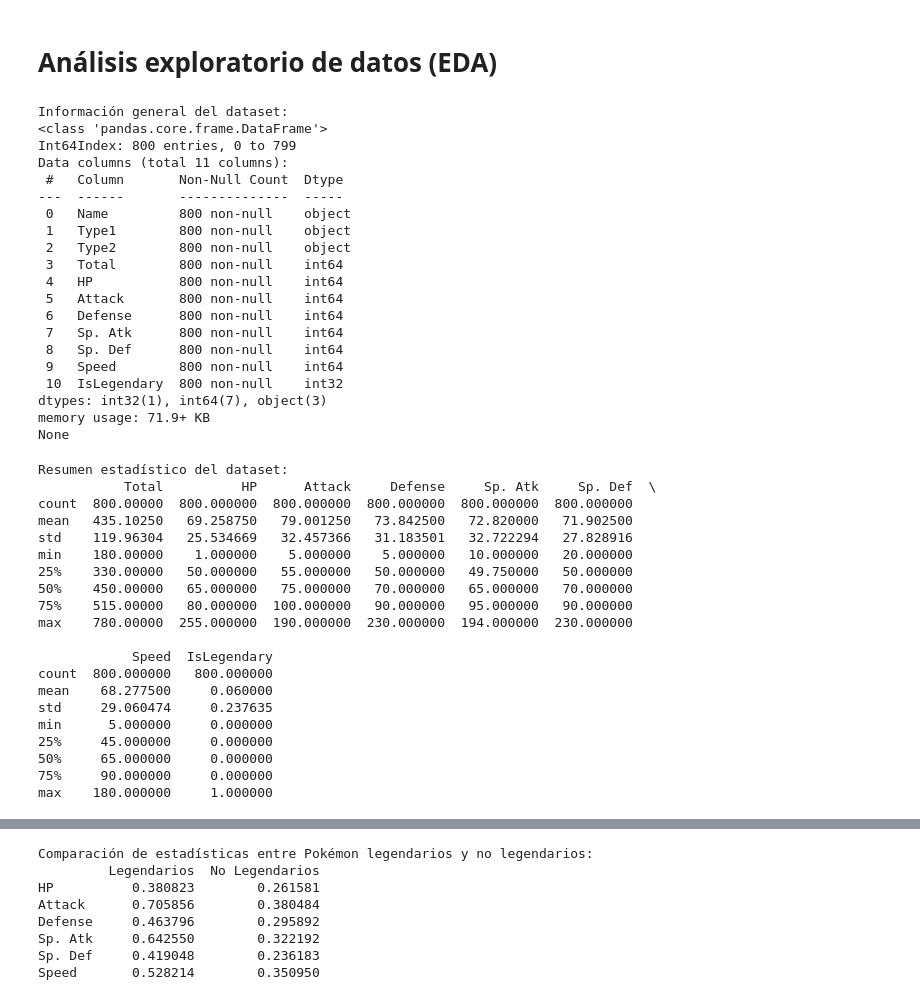
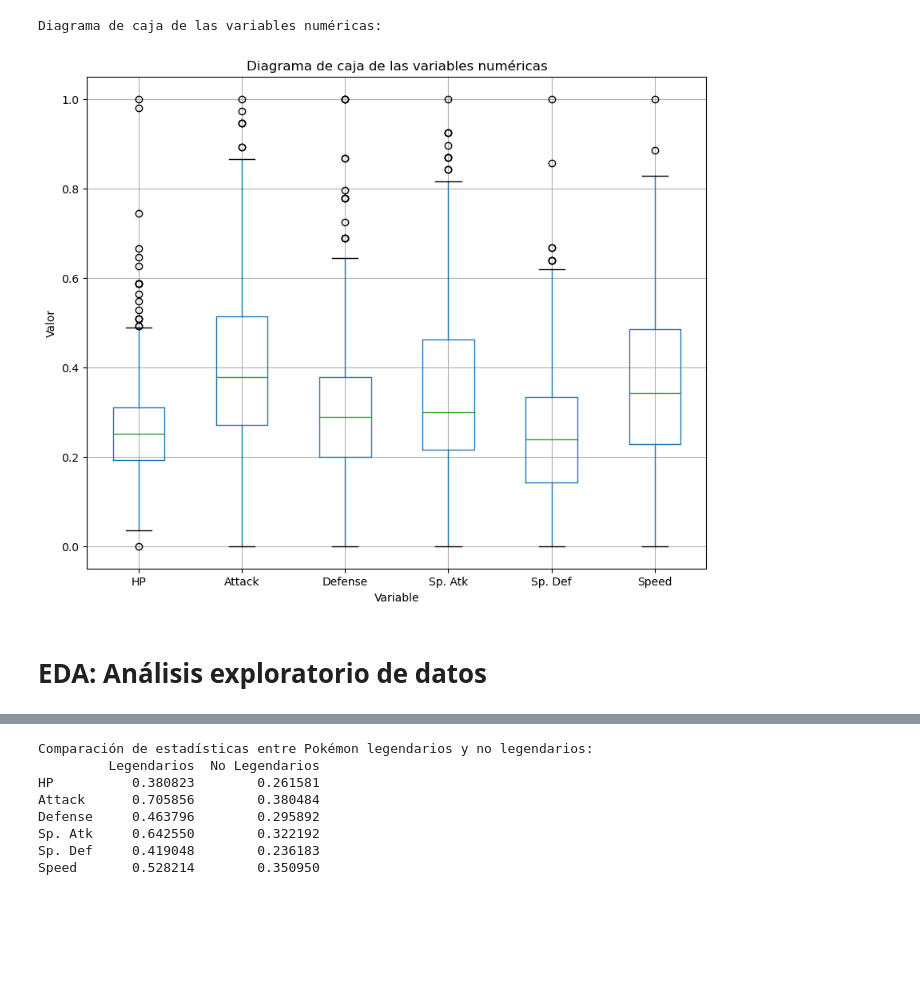
Before and after one commit to MatiasMnz/Data-Wranling-Zigalini-Pokemon, a Jupyter notebook: Data_Wrangling+Zigalini.ipynb, the cells around one changed output, grey strips where cells are left out. Cells and saved outputs as stored; diff of their text form; code cells hidden in the pictures; blank space fills up the shorter version.

```diff
--- a/Data_Wrangling+Zigalini.ipynb
+++ b/Data_Wrangling+Zigalini.ipynb
@@ -23,0 +91,12 @@ df = df[df["Total"] >= 0]
+# %%
+# Detección y manejo de valores atípicos
+print("Diagrama de caja de las variables numéricas:")
+plt.figure(figsize=(10, 8))
+df.boxplot(column=["HP", "Attack", "Defense", "Sp. Atk", "Sp. Def", "Speed"])
+plt.xlabel("Variable")
+plt.ylabel("Valor")
+plt.title("Diagrama de caja de las variables numéricas")
+plt.show()
+# %% [output]
+Diagrama de caja de las variables numéricas:
+[figure, added]
@@ -24,52 +109,2 @@ df = df[df["Total"] >= 0]
 # %% [markdown]
-# Análisis exploratorio de datos (EDA)
+# EDA: Análisis exploratorio de datos
-# %%
-# Información general del dataset
-print("Información general del dataset:")
-print(df.info())
-# %% [output]
-Información general del dataset:
-<class 'pandas.core.frame.DataFrame'>
-Int64Index: 800 entries, 0 to 799
-Data columns (total 11 columns):
- #   Column       Non-Null Count  Dtype
----  ------       --------------  -----
- 0   Name         800 non-null    object
- 1   Type1        800 non-null    object
- 2   Type2        800 non-null    object
- 3   Total        800 non-null    int64
- 4   HP           800 non-null    int64
- 5   Attack       800 non-null    int64
- 6   Defense      800 non-null    int64
- 7   Sp. Atk      800 non-null    int64
- 8   Sp. Def      800 non-null    int64
- 9   Speed        800 non-null    int64
- 10  IsLegendary  800 non-null    int32
-dtypes: int32(1), int64(7), object(3)
-memory usage: 71.9+ KB
-None
-# %%
-# Resumen estadístico del dataset
-print("Resumen estadístico del dataset:")
-print(df.describe())
-# %% [output]
-Resumen estadístico del dataset:
-           Total          HP      Attack     Defense     Sp. Atk     Sp. Def  \
-count  800.00000  800.000000  800.000000  800.000000  800.000000  800.000000
-mean   435.10250   69.258750   79.001250   73.842500   72.820000   71.902500
-std    119.96304   25.534669   32.457366   31.183501   32.722294   27.828916
-min    180.00000    1.000000    5.000000    5.000000   10.000000   20.000000
-25%    330.00000   50.000000   55.000000   50.000000   49.750000   50.000000
-50%    450.00000   65.000000   75.000000   70.000000   65.000000   70.000000
-75%    515.00000   80.000000  100.000000   90.000000   95.000000   90.000000
-max    780.00000  255.000000  190.000000  230.000000  194.000000  230.000000
-
-            Speed  IsLegendary
-count  800.000000   800.000000
-mean    68.277500     0.060000
-std     29.060474     0.237635
-min      5.000000     0.000000
-25%     45.000000     0.000000
-50%     65.000000     0.000000
-75%     90.000000     0.000000
-max    180.000000     1.000000
```
Also changed, not shown: parts of 27 cells of this notebook.
